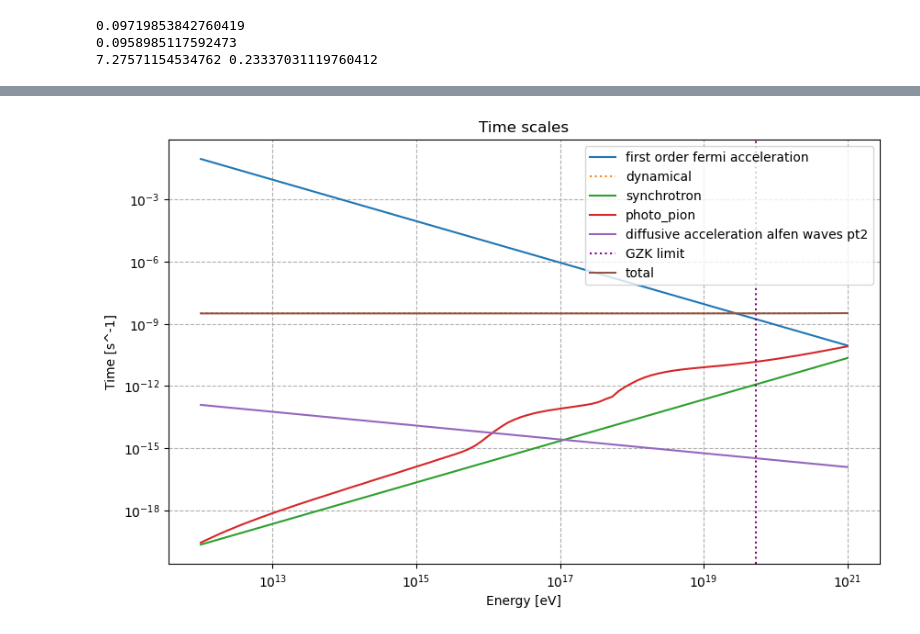
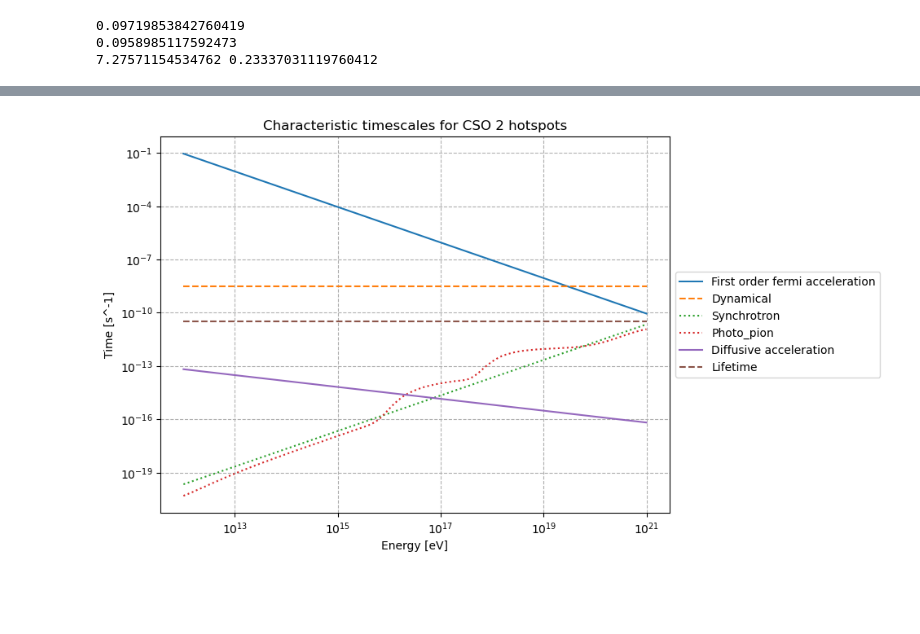
Before and after one commit to henan99/Masteroppgave, a Jupyter notebook: Timescales_est/plot_timescales.ipynb, the cells around one changed output, grey strips where cells are left out. Cells and saved outputs as stored; diff of their text form; code cells hidden in the pictures; blank space fills up the shorter version.

```diff
--- a/Timescales_est/plot_timescales.ipynb
+++ b/Timescales_est/plot_timescales.ipynb
@@ -549,7 +524,7 @@ G = const.G.cgs.value  # Gravitational constant in cm^3/g/s^2
 RS = 2*G*M /c**2 # Schwarzschild radius in cm for a 10^9 solar mass black hole
 R_i = 6*RS  # Inner radius of the accretion disk in cm
 print(format_number(R)) #9.46e+18
-
+R = 2.5*R
 eta = 0.1  # Radiative efficiency
 
 
@@ -557,10 +532,10 @@ eta = 0.1  # Radiative efficiency
 
 gamma_p_nu = Energy_proton[-1]/(m_p*c**2)
 nu_l = 145*10**6/(2*gamma_p_nu)*ev_to_erg/const.h.cgs.value
-nu_up = 5e11 *ev_to_erg/const.h.cgs.value
+nu_up = 5e13 *ev_to_erg/const.h.cgs.value
 
 
-nu_vals = np.logspace(np.log10(nu_l), np.log10(nu_up), 5000)
+nu_vals = np.logspace(np.log10(nu_l), np.log10(nu_up), 1000)
 print(nu_vals)
 
 def trapz_integral(x, y):
@@ -1328,30 +1618,31 @@ t_acc_diff= np.array(t_acc_diff)
 # %%
 
 GZK_limit = 5*10**19
 gzk_index = find_index(Energy_proton, GZK_limit)
 plt.figure(figsize=(10, 6))
-plt.plot(Energy_proton, 1/acceleration_time, label='first order fermi acceleration')
-plt.plot(Energy_proton, 1/(dynamical_time*np.ones(len(Energy_proton))), label='dynamical', linestyle='dotted')
-plt.plot(Energy_proton, 1/synchrotron_time, label='synchrotron')
-plt.plot(Energy_proton, photo_pion_time, label='photo_pion')
+plt.plot(Energy_proton, 1/acceleration_time, label='First order fermi acceleration')
+plt.plot(Energy_proton, 1/(dynamical_time*np.ones(len(Energy_proton))), label='Dynamical', linestyle='--')
+plt.plot(Energy_proton, 1/synchrotron_time, label='Synchrotron', linestyle='dotted')
+plt.plot(Energy_proton, photo_pion_time, label='Photo_pion', linestyle='dotted')
 #plt.plot(Energy_proton, 1/diff_acc_time, label='diffusive acceleration alfen waves')
-plt.plot(Energy_proton, 1/t_acc_diff, label='diffusive acceleration alfen waves pt2')
-plt.axvline(Energy_proton[gzk_index], color='purple', linestyle='dotted', label='GZK limit')
+plt.plot(Energy_proton, 1/t_acc_diff, label='Diffusive acceleration')
+#plt.axvline(Energy_proton[gzk_index], color='purple', linestyle='dotted', label='GZK limit')
 #print(1/synchrotron_time)
 t_loss_inv = (1/dynamical_time*np.ones(len(Energy_proton))+1/synchrotron_time+photo_pion_time)
 index = find_index(1/acceleration_time, t_loss_inv)
-plt.plot(Energy_proton, t_loss_inv, label='total')
-#plt.plot(Energy_proton, 5*10**3*60*60*24*365*np.ones(len(Energy_proton)), label = 'timescale')
+#plt.plot(Energy_proton, t_loss_inv, label='total')
+plt.plot(Energy_proton, 1/(10**3*60*60*24*365)*np.ones(len(Energy_proton)), label = 'Lifetime',linestyle = '--')
 #plt.axvline(Energy_proton[index], color='black', linestyle='dotted', label='Maks energy')
 
 plt.xlabel('Energy [eV]')
 plt.ylabel('Time [s^-1]')
 plt.xscale('log')
 plt.yscale('log')
-plt.title('Time scales')
-plt.legend()
+plt.title('Characteristic timescales for CSO 2 hotspots')
+plt.legend(loc='center left', bbox_to_anchor=(1, 0.5))
 plt.grid(True, which="both", ls="--")
-#plt.savefig('C:/Users/henri/OneDrive/Documents/NTNU/Semester 10/Masteroppgave/Plots/Time_scales.png')
+plt.subplots_adjust(right=0.75)
+plt.savefig('C:/Users/henri/OneDrive/Documents/NTNU/Semester 10/Masteroppgave/Plots/Time_scales.png')
 plt.show()
 # %% [output]
-[figure, old version]
+[figure, new version]
```
Also changed, not shown: parts of 23 cells of this notebook, 41 other files.
